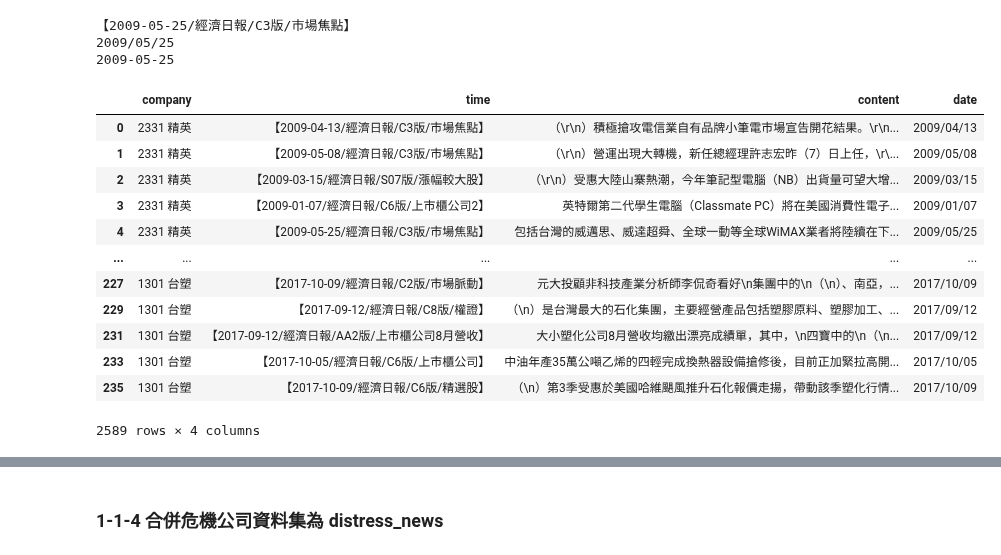
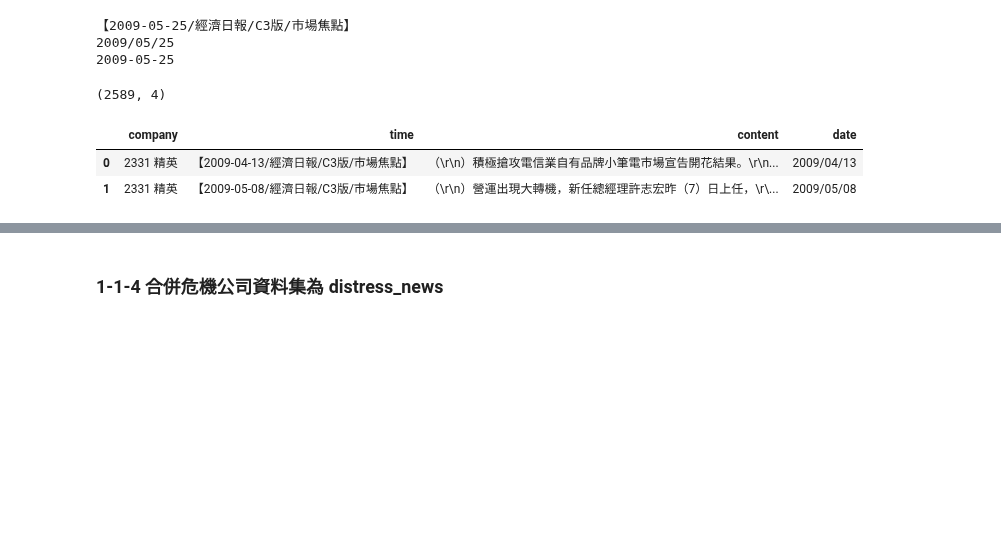
Before and after one commit to roccqqck/news_bert, a Jupyter notebook: 6.news_data_preprocessing.ipynb, the cells around one changed output, grey strips where cells are left out. Cells and saved outputs as stored; diff of their text form; code cells hidden in the pictures; blank space fills up the shorter version.

```diff
--- a/6.news_data_preprocessing.ipynb
+++ b/6.news_data_preprocessing.ipynb
@@ -76,28 +66,20 @@ print(date)
 # %%
 dates = []
 for time in udn_distress['time']:
     s = time
     match = re.search('\d+-\d+-\d+', s)
     date = str(match.group(0))
     date = date.replace('-', '/')
     dates.append(date)
 udn_distress['date'] = dates
 # udn_distress.drop('time', axis=1, inplace=True)
-udn_distress
+print(udn_distress.shape)
+udn_distress.head(2)
 # %% [output]
+(2589, 4)
 |  | company | time | content | date |
 | 0 | 2331 精英 | 【2009-04-13/經濟日報/C3版/市場焦點】 | （\r\n）積極搶攻電信業自有品牌小筆電市場宣告開花結果。\r\n... | 2009/04/13 |
 | 1 | 2331 精英 | 【2009-05-08/經濟日報/C3版/市場焦點】 | （\r\n）營運出現大轉機，新任總經理許志宏昨（7）日上任，\r\... | 2009/05/08 |
-| 2 | 2331 精英 | 【2009-03-15/經濟日報/S07版/漲幅較大股】 | （\r\n）受惠大陸山寨熱潮，今年筆記型電腦（NB）出貨量可望大增... | 2009/03/15 |
-| 3 | 2331 精英 | 【2009-01-07/經濟日報/C6版/上市櫃公司2】 | 英特爾第二代學生電腦（Classmate PC）將在美國消費性電子... | 2009/01/07 |
-| 4 | 2331 精英 | 【2009-05-25/經濟日報/C3版/市場焦點】 | 包括台灣的威邁思、威達超舜、全球一動等全球WiMAX業者將陸續在下... | 2009/05/25 |
-| ... | ... | ... | ... | ... |
-| 227 | 1301 台塑 | 【2017-10-09/經濟日報/C2版/市場脈動】 | 元大投顧非科技產業分析師李侃奇看好\n集團中的\n（\n）、南亞，... | 2017/10/09 |
-| 229 | 1301 台塑 | 【2017-09-12/經濟日報/C8版/權證】 | （\n）是台灣最大的石化集團，主要經營產品包括塑膠原料、塑膠加工、... | 2017/09/12 |
-| 231 | 1301 台塑 | 【2017-09-12/經濟日報/AA2版/上市櫃公司8月營收】 | 大小塑化公司8月營收均繳出漂亮成績單，其中，\n四寶中的\n（\n... | 2017/09/12 |
-| 233 | 1301 台塑 | 【2017-10-05/經濟日報/C6版/上市櫃公司】 | 中油年產35萬公噸乙烯的四輕完成換熱器設備搶修後，目前正加緊拉高開... | 2017/10/05 |
-| 235 | 1301 台塑 | 【2017-10-09/經濟日報/C6版/精選股】 | （\n）第3季受惠於美國哈維颶風推升石化報價走揚，帶動該季塑化行情... | 2017/10/09 |
-2589 rows × 4 columns
 # %%
 # 把一些字串刪掉改空格
 udn_distress['content'] = udn_distress['content'].astype(str).str.replace('\r' , ' ').str.replace('\t' , ' ').str.replace("\n", " ").str.replace(",", " ").str.replace('"' , ' ').str.replace("'" , ' ')
```
Also changed, not shown: parts of 53 cells of this notebook.
